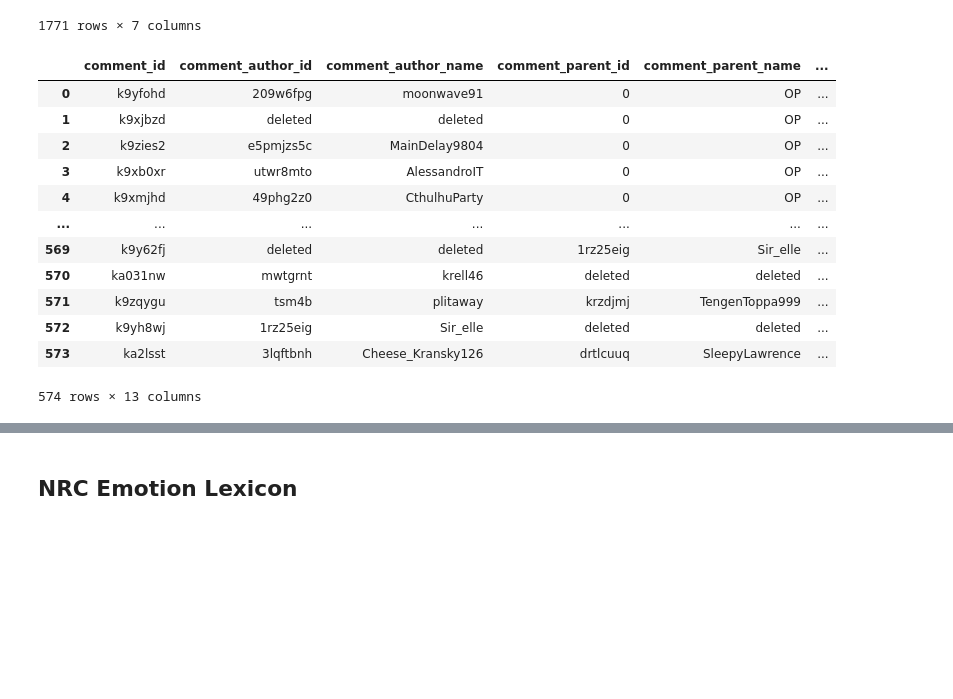
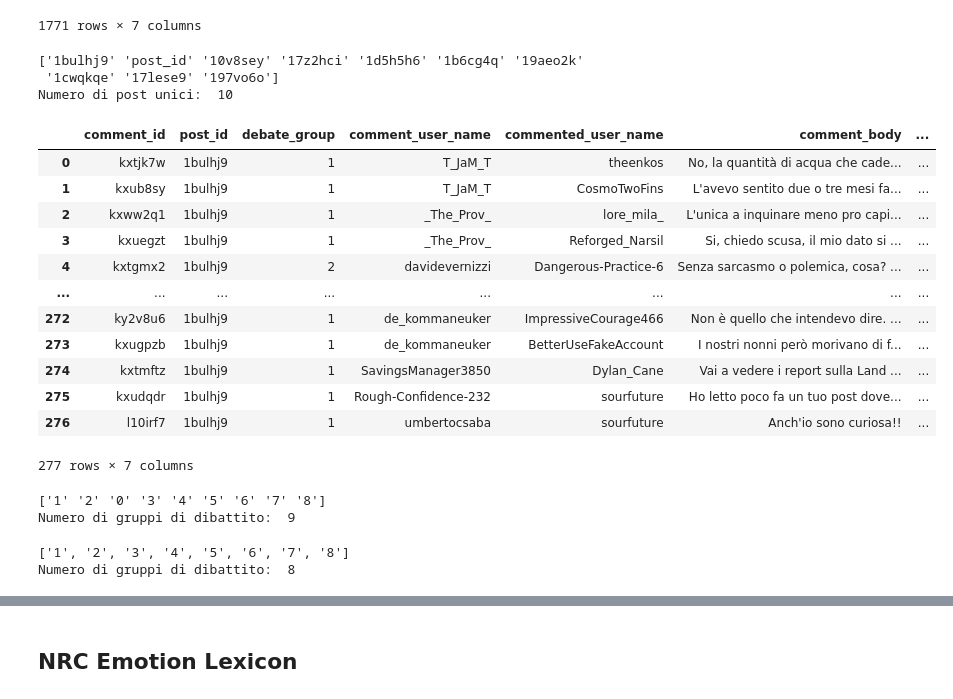
Before and after one commit to MassimoZarantonello2/RedditDebateAnalysis, a Jupyter notebook: scripts/SentimentAnalysis.ipynb, the cells around one changed output, grey strips where cells are left out. Saved outputs shown, nothing was run; the diff lists cells and outputs as text; code cells hidden in the pictures; blank space fills up the shorter version.

```diff
--- a/scripts/SentimentAnalysis.ipynb
+++ b/scripts/SentimentAnalysis.ipynb
@@ -48,16 +44,50 @@ filtered_df = df[df['post_id'] == '17z2hci']
-# %%
-filtered_df
-# %% [output]
-|  | comment_id | comment_author_id | comment_author_name | comment_parent_id | comment_parent_name | ... |
-| 0 | k9yfohd | 209w6fpg | moonwave91 | 0 | OP | ... |
-| 1 | k9xjbzd | deleted | deleted | 0 | OP | ... |
-| 2 | k9zies2 | e5pmjzs5c | MainDelay9804 | 0 | OP | ... |
-| 3 | k9xb0xr | utwr8mto | AlessandroIT | 0 | OP | ... |
-| 4 | k9xmjhd | 49phg2z0 | CthulhuParty | 0 | OP | ... |
-| ... | ... | ... | ... | ... | ... | ... |
-| 569 | k9y62fj | deleted | deleted | 1rz25eig | Sir_elle | ... |
-| 570 | ka031nw | mwtgrnt | krell46 | deleted | deleted | ... |
-| 571 | k9zqygu | tsm4b | plitaway | krzdjmj | TengenToppa999 | ... |
-| 572 | k9yh8wj | 1rz25eig | Sir_elle | deleted | deleted | ... |
-| 573 | ka2lsst | 3lqftbnh | Cheese_Kransky126 | drtlcuuq | SleepyLawrence | ... |
-574 rows × 13 columns
+# %%
+# Creo una lista di id_post unici
+id_posts = df['post_id'].unique()
+
+print(id_posts)
+print("Numero di post unici: ", len(id_posts))
+# %% [output]
+['1bulhj9' 'post_id' '10v8sey' '17z2hci' '1d5h5h6' '1b6cg4q' '19aeo2k'
+ '1cwqkqe' '17lese9' '197vo6o']
+Numero di post unici:  10
+# %%
+# Filtro il dataset in modo tale da avere solo i commenti relativi ad un post
+df_filtered = df[df['post_id'] == id_posts[0]]
+# %%
+df_filtered
+# %% [output]
+|  | comment_id | post_id | debate_group | comment_user_name | commented_user_name | comment_body | ... |
+| 0 | kxtjk7w | 1bulhj9 | 1 | T_JaM_T | theenkos | No, la quantità di acqua che cade... | ... |
+| 1 | kxub8sy | 1bulhj9 | 1 | T_JaM_T | CosmoTwoFins | L'avevo sentito due o tre mesi fa... | ... |
+| 2 | kxww2q1 | 1bulhj9 | 1 | _The_Prov_ | lore_mila_ | L'unica a inquinare meno pro capi... | ... |
+| 3 | kxuegzt | 1bulhj9 | 1 | _The_Prov_ | Reforged_Narsil | Si, chiedo scusa, il mio dato si ... | ... |
+| 4 | kxtgmx2 | 1bulhj9 | 2 | davidevernizzi | Dangerous-Practice-6 | Senza sarcasmo o polemica, cosa? ... | ... |
+| ... | ... | ... | ... | ... | ... | ... | ... |
+| 272 | ky2v8u6 | 1bulhj9 | 1 | de_kommaneuker | ImpressiveCourage466 | Non è quello che intendevo dire. ... | ... |
+| 273 | kxugpzb | 1bulhj9 | 1 | de_kommaneuker | BetterUseFakeAccount | I nostri nonni però morivano di f... | ... |
+| 274 | kxtmftz | 1bulhj9 | 1 | SavingsManager3850 | Dylan_Cane | Vai a vedere i report sulla Land ... | ... |
+| 275 | kxudqdr | 1bulhj9 | 1 | Rough-Confidence-232 | sourfuture | Ho letto poco fa un tuo post dove... | ... |
+| 276 | l10irf7 | 1bulhj9 | 1 | umbertocsaba | sourfuture | Anch'io sono curiosa!! | ... |
+277 rows × 7 columns
+# %%
+import numpy as np
+
+# Creo una lista di id_post unici
+debate_groups = df_filtered['debate_group'].unique()
+
+print(debate_groups)
+print("Numero di gruppi di dibattito: ", len(debate_groups))
+# %% [output]
+['1' '2' '0' '3' '4' '5' '6' '7' '8']
+Numero di gruppi di dibattito:  9
+# %%
+# Questa sarà da eliminare: serve a non considerare i dibattiti con id = 0
+debate_groups = list(debate_groups)
+debate_groups.remove('0')
+
+print(debate_groups)
+print("Numero di gruppi di dibattito: ", len(debate_groups))
+# %% [output]
+['1', '2', '3', '4', '5', '6', '7', '8']
+Numero di gruppi di dibattito:  8
```
Also changed, not shown: parts of 11 cells of this notebook, 12 other files.
